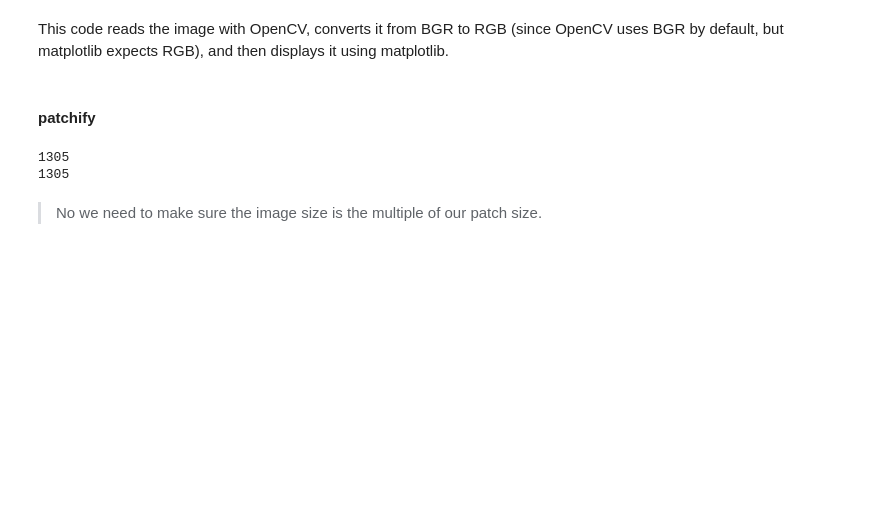
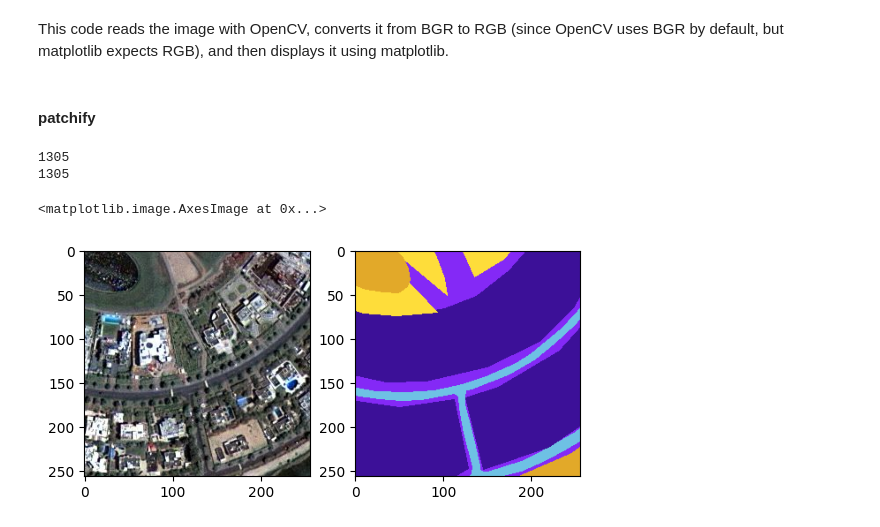
Before and after one commit to xahid007/Satellite-Image-Processing, a Jupyter notebook: Satellite_Image_part_1.ipynb, the cells around one changed output. Saved outputs shown, nothing was run; the diff lists cells and outputs as text; code cells hidden in the pictures; blank space fills up the shorter version.

```diff
--- a/Satellite_Image_part_1.ipynb
+++ b/Satellite_Image_part_1.ipynb
@@ -157,7 +157,7 @@ def prepare_dataset(image_type, image_extension):
               individual_image = patched_images[i,j,:,:]
               scaled_image = scaler.fit_transform(individual_image.reshape(-1,individual_image.shape[-1])).reshape(individual_image.shape)
 
-              dataset.append(scaled_image)
+              dataset.append(scaled_image[0])
 
             elif image_type == 'masks':
               individual_mask = patched_images[i,j,:,:]
@@ -175,5 +175,10 @@ print(len(mask_dataset))
 1305
 # %%
 random_number = np.random.randint(0,len(image_dataset))
+plt.subplot(121)
+plt.imshow(image_dataset[random_number])
+plt.subplot(122)
+plt.imshow(mask_dataset[random_number])
+# %% [output]
+<matplotlib.image.AxesImage at 0x...>
+[figure, added]
-# %% [markdown]
->No we need to make sure the image size is the multiple of our patch size.
```
